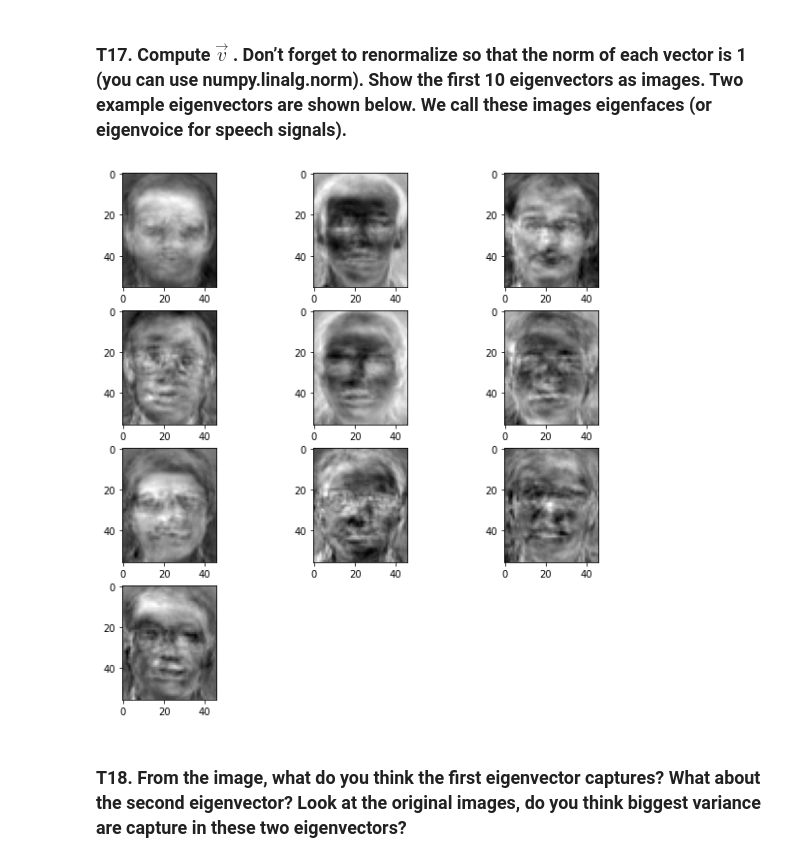
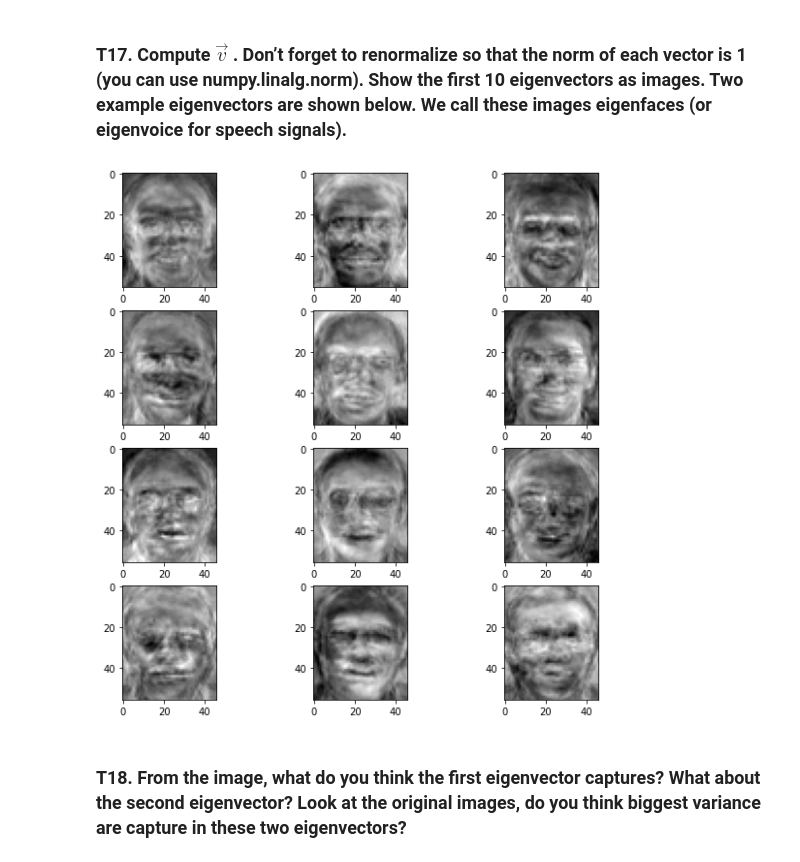
Before and after one commit to Bee0Theepob/Pattern, a Jupyter notebook: HW3/HW3_Fisherfaces(student).ipynb, the cells around one changed output. Saved outputs shown, nothing was run; the diff lists cells and outputs as text; code cells hidden in the pictures.

```diff
--- a/HW3/HW3_Fisherfaces(student).ipynb
+++ b/HW3/HW3_Fisherfaces(student).ipynb
@@ -500,8 +501,8 @@ plt.show()
 ### T12. What is the size of the covariance matrix? What is the rank of the covariance matrix?
 # %%
 # TODO: Find the size and the rank of the covariance matrix.
-X_train=T.reshape(120,-1).T
-cov=np.cov(X_train)
+diff=(T-meanface.reshape(46*56)).T
+cov=np.matmul(diff,diff.T)
 print("cov_size :",cov.shape)
 print("cov_rank :",np.linalg.matrix_rank(cov))
 # %% [output]
@@ -511,9 +512,8 @@ cov_rank : 119
 ### T13. What is the size of the Gram matrix? What is the rank of Gram matrix? If we compute the eigenvalues from the Gram matrix, how many non- zero eigenvalues do we expect to get?
 # %%
 # TODO: Compute gram matrix.
-gram_matrix = np.matmul(X_train.T,X_train)
-print("gran_size :",gram_matrix.shape)
+gram_matrix = np.matmul(diff.T,diff)
+print("gram_size :",gram_matrix.shape)
 print("gram_rank_rank :",np.linalg.matrix_rank(gram_matrix))
-print((np.linalg.eigvals(gram_matrix)>0).sum())
-gram_matrix
+print("count eigen_value (> 0) :",(np.linalg.eigvals(gram_matrix)>0).sum())
 # %% [output]
@@ -547,9 +534,10 @@ def calculate_eigenvectors_and_eigenvalues(matrix):
         tmp.append([evalues[i],evectors[i]])
     tmp=sorted(tmp,reverse=True)
     eigenvalues,eigenvectors=[],[]
-    for i in tmp:
-        eigenvalues.append(i[0])
-        eigenvectors.append(i[1])
+    for p in tmp:
+        if(p[0]>0):
+            eigenvalues.append(p[0])
+            eigenvectors.append(p[1])
     eigenvalues=np.array(eigenvalues)
     eigenvectors=np.array(eigenvectors)
     return eigenvalues, eigenvectors
@@ -564,8 +552,6 @@ def test_eigenvalues_eigenvectors():
     assert list(eigenvalues) == sorted(eigenvalues, reverse = True)
 
 test_eigenvalues_eigenvectors()
-# print(eigenvalues.shape)
-# print(eigenvectors)
 # %% [markdown]
     ANS:
 # %% [markdown]
@@ -581,19 +567,10 @@ plt.show()
 # %% [markdown]
 ### T17. Compute $\vec{v}$ . Don’t forget to renormalize so that the norm of each vector is 1 (you can use numpy.linalg.norm). Show the first 10 eigenvectors as images. Two example eigenvectors are shown below. We call these images eigenfaces (or eigenvoice for speech signals).
 # %%
-# TODO: Compute v, then renormalize it.
-
-# INSERT CODE HERE
-
-v = []
-for vec in eigenvectors:
-    v.append(np.matmul(X_train,vec))
-v = np.array(v) / np.linalg.norm(v, axis=1).reshape(-1, 1)
+# # TODO: Compute v, then renormalize it.
+v = np.matmul(diff,eigenvectors.T)
+v/=np.linalg.norm(v, axis=1).reshape(-1, 1)
 v=v.T
-
-# v=np.matmul(X_train,eigenvectors)
-# v/=np.linalg.norm(v, axis=1).reshape(-1, 1)
-# v=v.T
 # %%
 def test_eignevector_cov_norm(v):
     assert (np.round(np.linalg.norm(v, axis=0), 1) == 1.0).all()
@@ -602,14 +579,12 @@ test_eignevector_cov_norm(v)
 # %%
 # TODO: Show the first 10 eigenvectors as images.
 fig, axs = plt.subplots(nrows=4, ncols=3, figsize=(10, 10))
-fig.delaxes(axs[3][1])
-fig.delaxes(axs[3][2])
 
-for i in range(10):
-  axs[i//3][i%3].imshow(v.T[i].reshape(T[0].shape), cmap="gray")
+for i in range(12):
+  axs[i//3][i%3].imshow(v[i].reshape((56,46)), cmap="gray")
 plt.show()
 # %% [output]
-[figure, old version]
+[figure, new version]
 # %% [markdown]
 ### T18. From the image, what do you think the first eigenvector captures? What about the second eigenvector? Look at the original images, do you think biggest variance are capture in these two eigenvectors?
 # %% [markdown]
```
Also changed, not shown: parts of 13 cells of this notebook, 10 other files.
